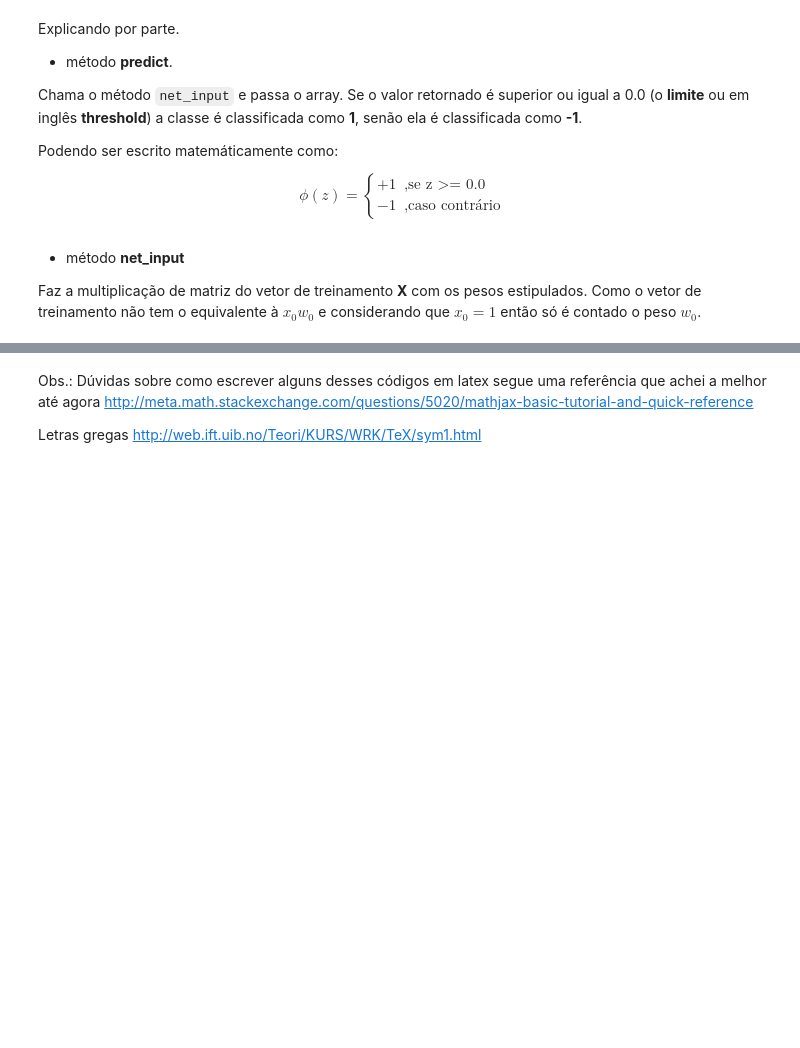
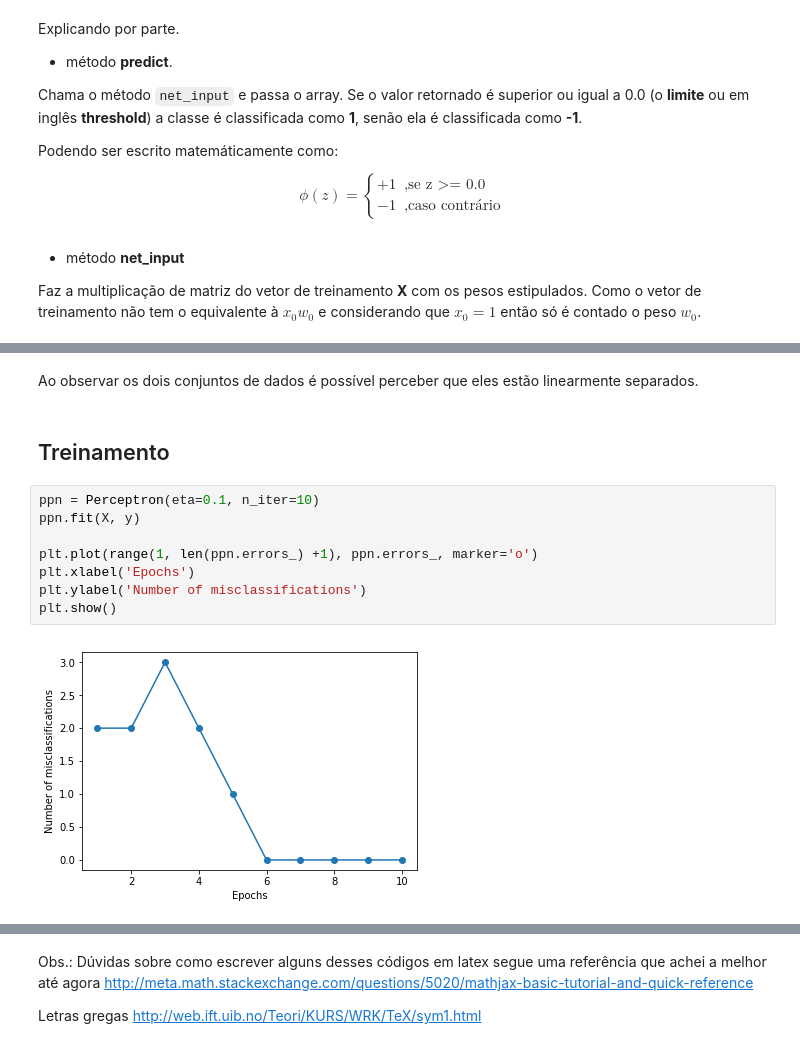
Before and after one commit to carlosmachel/data-science, a Jupyter notebook: perceptron-algorithm.ipynb, the cells around one changed output, grey strips where cells are left out. Cells and saved outputs as stored; diff of their text form; blank space fills up the shorter version.

Commit message:
continuação do estudo sobre o algoritmo perceptron

```diff
--- a/perceptron-algorithm.ipynb
+++ b/perceptron-algorithm.ipynb
@@ -99,0 +131,14 @@ método **fit**
+# %% [markdown]
+Ao observar os dois conjuntos de dados é possível perceber que eles estão linearmente separados.
+# %% [markdown]
+## Treinamento
+# %%
+ppn = Perceptron(eta=0.1, n_iter=10)
+ppn.fit(X, y)
+
+plt.plot(range(1, len(ppn.errors_) +1), ppn.errors_, marker='o')
+plt.xlabel('Epochs')
+plt.ylabel('Number of misclassifications')
+plt.show()
+# %% [output]
+[figure, added]
```
Also changed, not shown: parts of 15 cells of this notebook, 1 other file.
